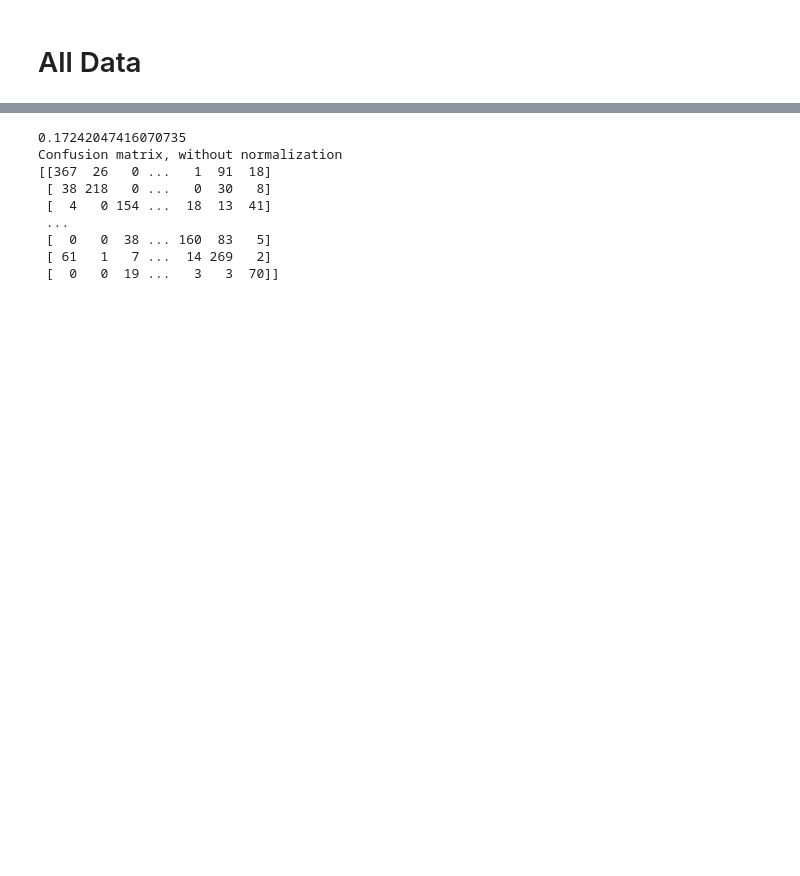
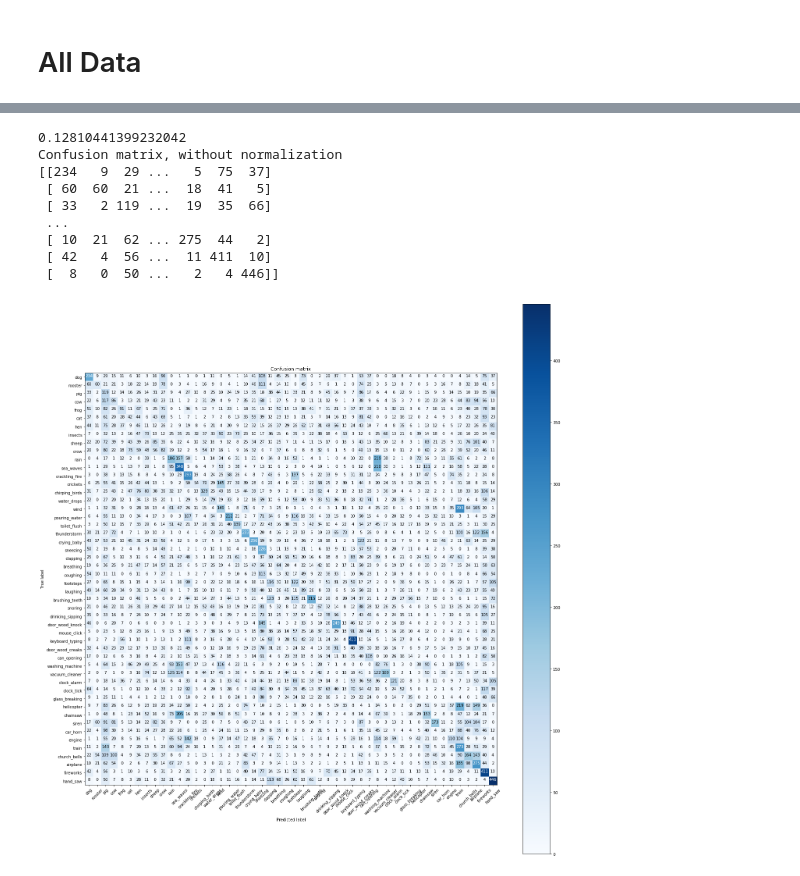
Before and after one commit to DeanPFZ/deep-audio-public, a Jupyter notebook: src/DNN 250ms No-Hierarchy.ipynb, the cells around one changed output, grey strips where cells are left out. Cells and saved outputs as stored; diff of their text form; code cells hidden in the pictures; blank space fills up the shorter version.

```diff
--- a/src/DNN 250ms No-Hierarchy.ipynb
+++ b/src/DNN 250ms No-Hierarchy.ipynb
@@ -445,0 +187,6 @@ print(yy.shape)
+# %%
+all_df = ps.preprocess_fold(dataset,
+                        kind='mfcc',
+                        fld=range(2,6),
+                        blocksize=blocksize,
+                        overlap=overlap)
@@ -446,17 +201,21 @@ print(yy.shape)
+# %%
+X = all_df.drop(['l_target', 'h_target'], axis=1)
+y = all_df['h_target']
 # %%
-pred = anim.predict(new_dat)
-print(metrics.accuracy_score(yy, pred))
-cm = metrics.confusion_matrix(yy, pred)
+pred = anim.predict(X)
+print(metrics.accuracy_score(y, pred))
+cm = metrics.confusion_matrix(y, pred)
 plt.figure(figsize=(20,20))
 plot_confusion_matrix(cm, classes)
 plt.show()
 # %% [output]
-0.17242047416070735
+0.12810441399232042
 Confusion matrix, without normalization
-[[367  26   0 ...   1  91  18]
- [ 38 218   0 ...   0  30   8]
- [  4   0 154 ...  18  13  41]
+[[234   9  29 ...   5  75  37]
+ [ 60  60  21 ...  18  41   5]
+ [ 33   2 119 ...  19  35  66]
  ...
- [  0   0  38 ... 160  83   5]
- [ 61   1   7 ...  14 269   2]
- [  0   0  19 ...   3   3  70]]
+ [ 10  21  62 ... 275  44   2]
+ [ 42   4  56 ...  11 411  10]
+ [  8   0  50 ...   2   4 446]]
+[figure, added]
```
Also changed, not shown: parts of 25 cells of this notebook, 3 other files.
